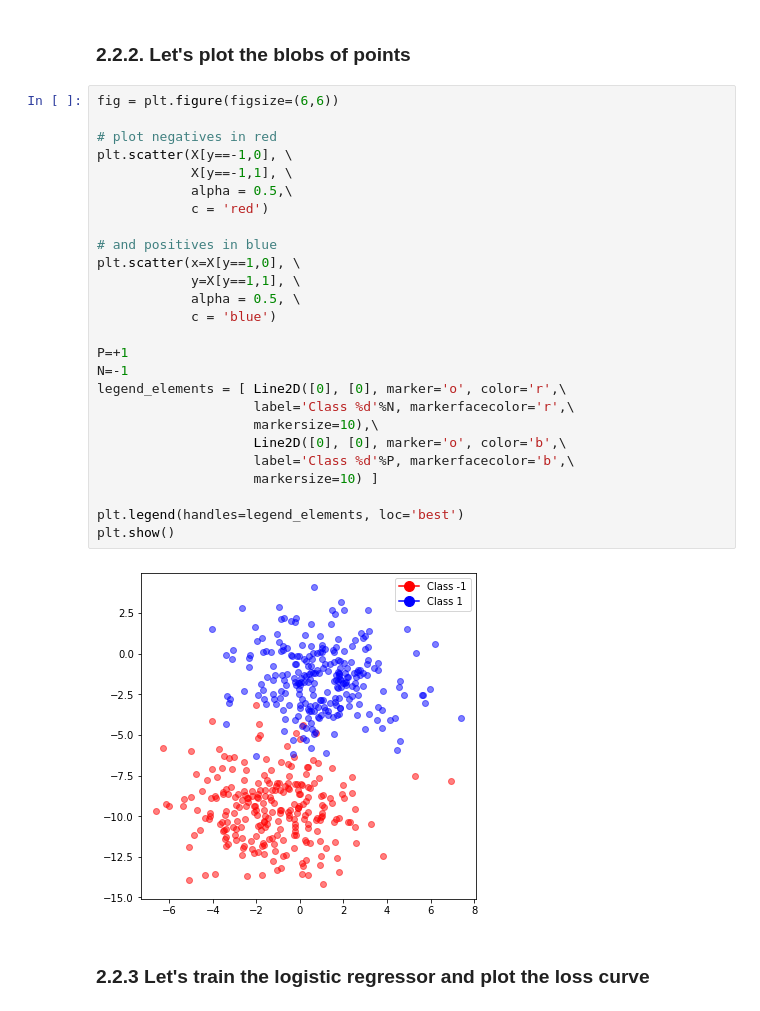
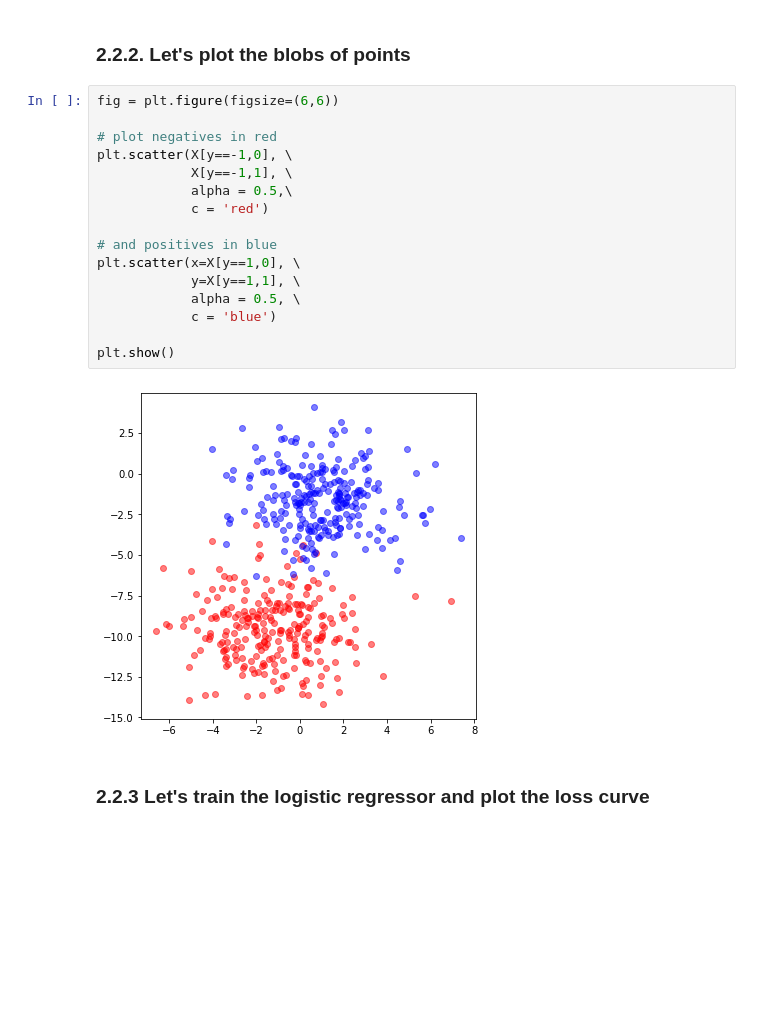
Before and after one commit to gdquintero/mac5832, a Jupyter notebook: ep2/ep02_logreg.ipynb, the cells around one changed output. Cells and saved outputs as stored; diff of their text form; blank space fills up the shorter version.

```diff
--- a/ep2/ep02_logreg.ipynb
+++ b/ep2/ep02_logreg.ipynb
@@ -427,31 +471,21 @@ X.shape = (500, 2)   y.shape = (500,)
 # %%
 fig = plt.figure(figsize=(6,6))
 
 # plot negatives in red
 plt.scatter(X[y==-1,0], \
             X[y==-1,1], \
             alpha = 0.5,\
             c = 'red')
 
 # and positives in blue
 plt.scatter(x=X[y==1,0], \
             y=X[y==1,1], \
             alpha = 0.5, \
             c = 'blue')
 
-P=+1
-N=-1
-legend_elements = [ Line2D([0], [0], marker='o', color='r',\
-                    label='Class %d'%N, markerfacecolor='r',\
-                    markersize=10),\
-                    Line2D([0], [0], marker='o', color='b',\
-                    label='Class %d'%P, markerfacecolor='b',\
-                    markersize=10) ]
-
-plt.legend(handles=legend_elements, loc='best')
 plt.show()
 # %% [output]
-[figure, old version]
+[figure, new version]
 # %% [markdown]
 ### 2.2.3 Let's train the logistic regressor and plot the loss curve
 # %%
```
Also changed, not shown: parts of 11 cells of this notebook.
